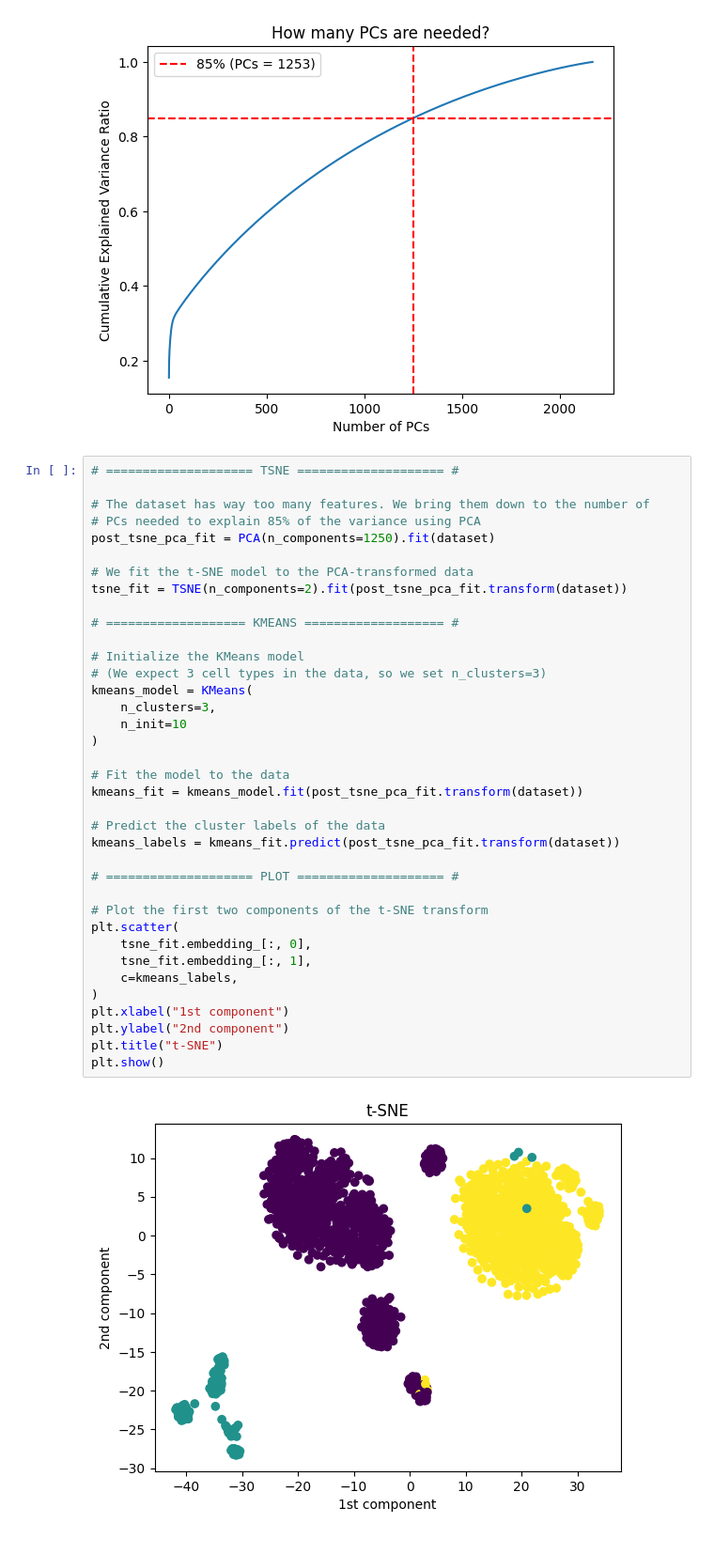
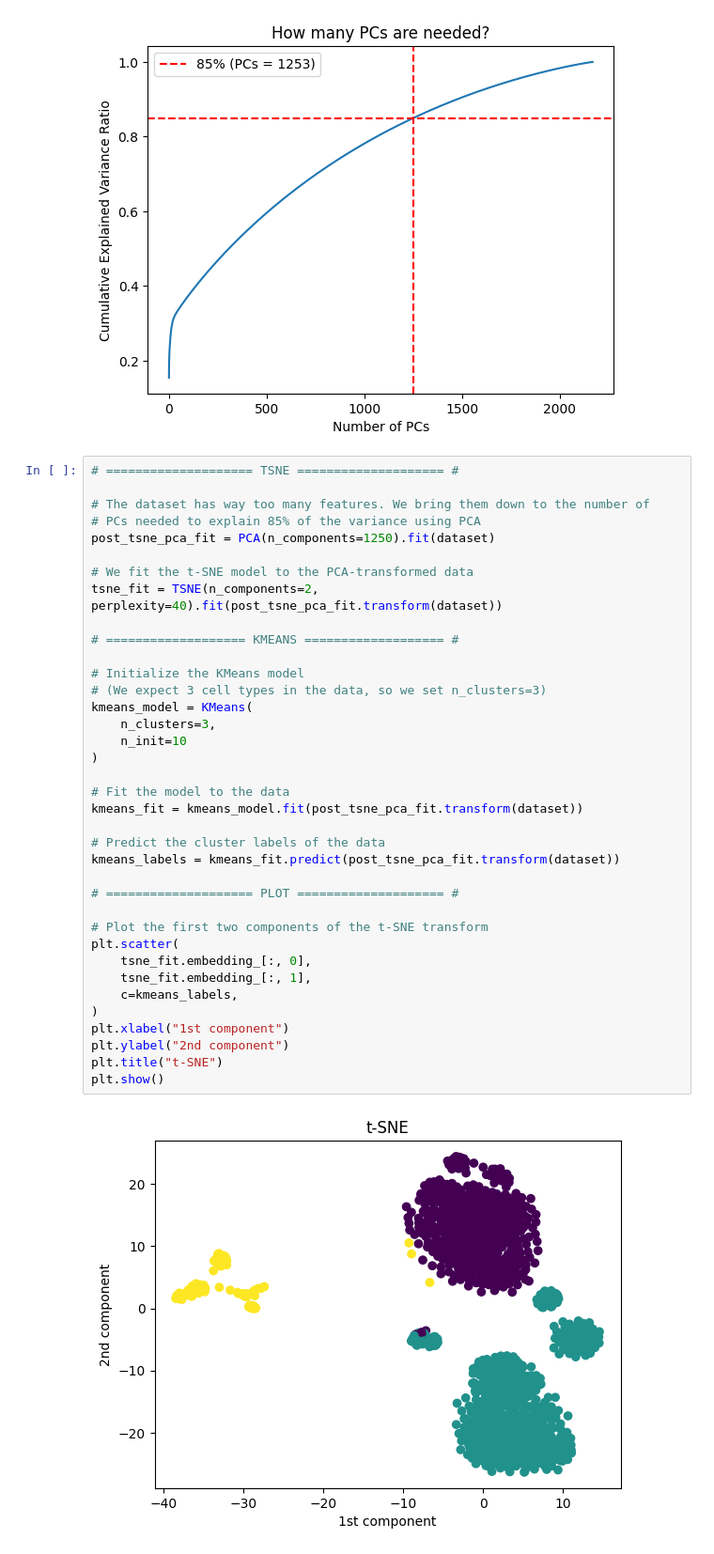
Before and after one commit to eddysanoli-galileo/Data-Analysis-Statistical-Modeling-and-Computation-in-Applications, a Jupyter notebook: Module 2 - Genomics and High Dimensional Data/Project/Problem2.ipynb, the cells around one changed output. Shown: that part at 94% size. Saved outputs shown, nothing was run; the diff lists cells and outputs as text.

```diff
--- a/Module 2 - Genomics and High Dimensional Data/Project/Problem2.ipynb
+++ b/Module 2 - Genomics and High Dimensional Data/Project/Problem2.ipynb
@@ -140,34 +145,34 @@ plt.show()
 post_tsne_pca_fit = PCA(n_components=1250).fit(dataset)
 
 # We fit the t-SNE model to the PCA-transformed data
-tsne_fit = TSNE(n_components=2).fit(post_tsne_pca_fit.transform(dataset))
+tsne_fit = TSNE(n_components=2, perplexity=40).fit(post_tsne_pca_fit.transform(dataset))
 
 # =================== KMEANS =================== #
 
 # Initialize the KMeans model
 # (We expect 3 cell types in the data, so we set n_clusters=3)
 kmeans_model = KMeans(
     n_clusters=3,
     n_init=10
 )
 
 # Fit the model to the data
 kmeans_fit = kmeans_model.fit(post_tsne_pca_fit.transform(dataset))
 
 # Predict the cluster labels of the data
 kmeans_labels = kmeans_fit.predict(post_tsne_pca_fit.transform(dataset))
 
 # ==================== PLOT ==================== #
 
 # Plot the first two components of the t-SNE transform
 plt.scatter(
     tsne_fit.embedding_[:, 0],
     tsne_fit.embedding_[:, 1],
     c=kmeans_labels,
 )
 plt.xlabel("1st component")
 plt.ylabel("2nd component")
 plt.title("t-SNE")
 plt.show()
 # %% [output]
-[figure, old version]
+[figure, new version]
```
Also changed, not shown: parts of 17 cells of this notebook, 1 other file.
